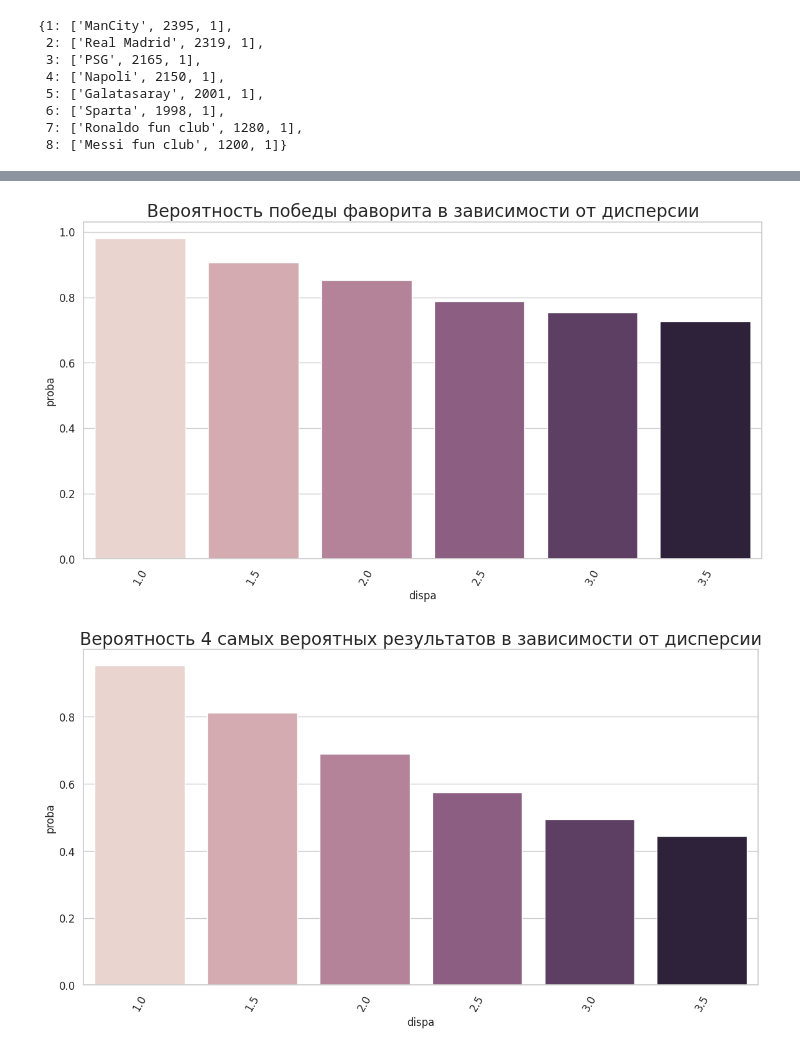
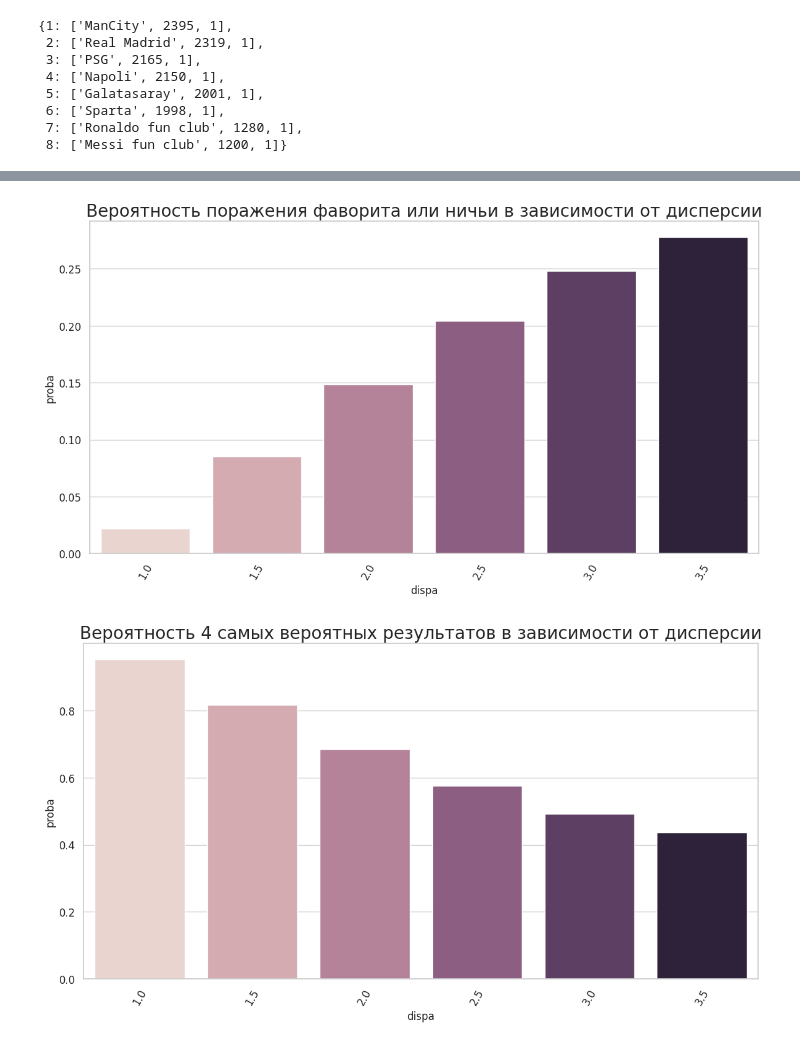
Before and after one commit to rosolimo212/torunaments, a Jupyter notebook: main.ipynb, the cells around one changed output, grey strips where cells are left out. Cells and saved outputs as stored; diff of their text form; code cells hidden in the pictures.

```diff
--- a/main.ipynb
+++ b/main.ipynb
@@ -353,21 +624,21 @@ DrawGraph(
 # %%
-pbobs_df = mr_df_gr[mr_df_gr['diff'] > 0].groupby('dispa').sum()[['games']].reset_index()
+pbobs_df = mr_df_gr[mr_df_gr['diff'] <= 0].groupby('dispa').sum()[['games']].reset_index()
 pbobs_df['proba'] = pbobs_df['games'] / n_iterations
 DrawGraph(
     x='dispa',
     y='proba',
     hue='dispa',
     # hue_order = ['', ''],
     type_graph='barplot',
     data=pbobs_df,
     rotation_x=60,
     # palette = 'Set2',
     # multiple='stack',
     legend=False,
-    title='Вероятность победы фаворита в зависимости от дисперсии'
+    title='Вероятность поражения фаворита или ничьи в зависимости от дисперсии'
 ).show()
 # %% [output]
-[figure, old version]
+[figure, new version]
 # %%
 pbobs_df = mr_df_gr[mr_df_gr['diff'].isin([1,2,3,4])].groupby('dispa').sum()[['games']].reset_index()
 pbobs_df['proba'] = pbobs_df['games'] / n_iterations
```
Also changed, not shown: parts of 44 cells of this notebook, 1 other file.
